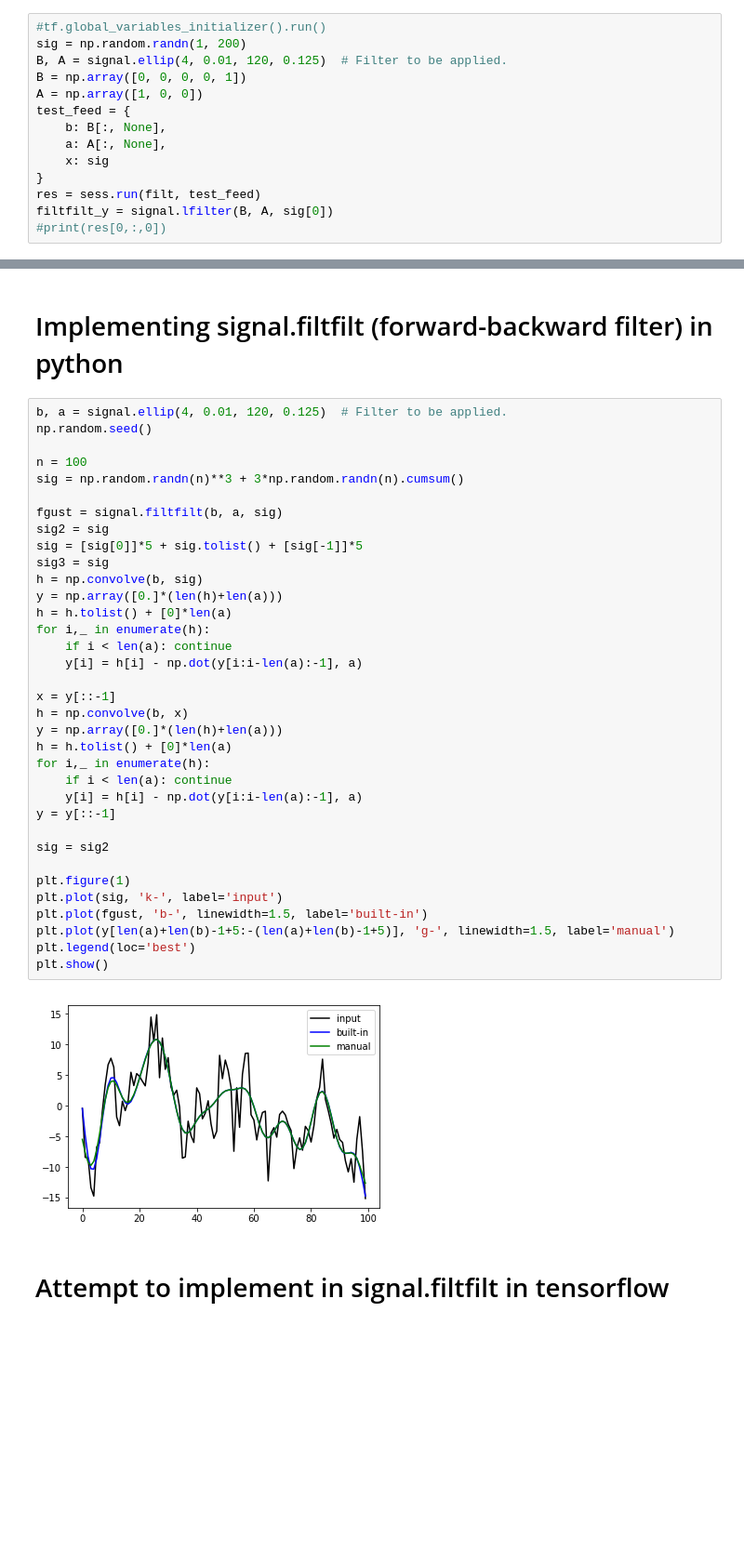
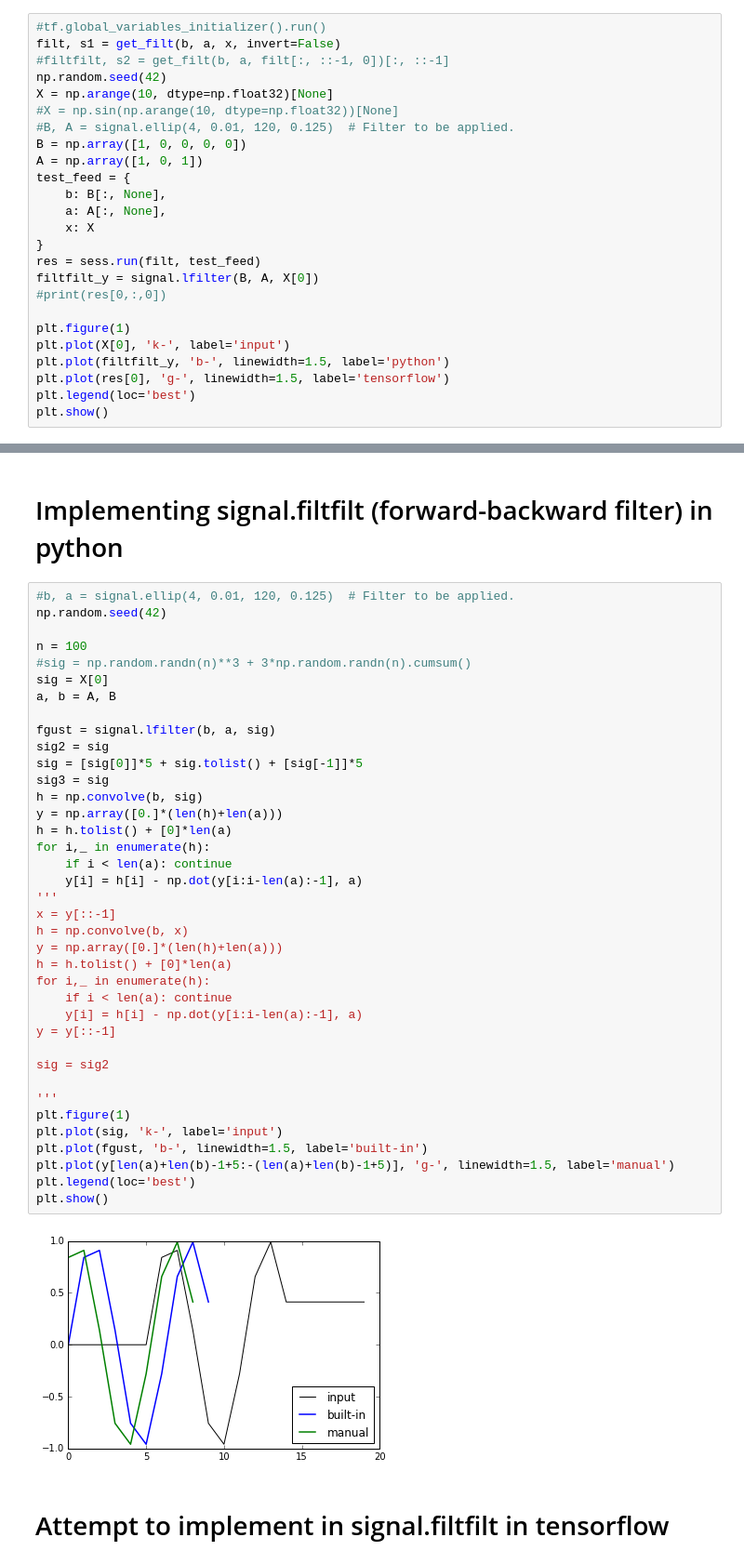
Before and after one commit to botcs/cinc2017, a Jupyter notebook: tensorflow/notebooks/time_domain.ipynb, the cells around one changed output, grey strips where cells are left out. Shown: that part at 93% size. Drawn from its saved outputs; the diff is of its cells as text; blank space fills up the shorter version.

```diff
--- a/tensorflow/notebooks/time_domain.ipynb
+++ b/tensorflow/notebooks/time_domain.ipynb
@@ -94,14 +99,25 @@ filtfilt = wl[0][:, -1:M-1:-1]
 # %%
 #tf.global_variables_initializer().run()
-sig = np.random.randn(1, 200)
-B, A = signal.ellip(4, 0.01, 120, 0.125)  # Filter to be applied.
-B = np.array([0, 0, 0, 0, 1])
-A = np.array([1, 0, 0])
+filt, s1 = get_filt(b, a, x, invert=False)
+#filtfilt, s2 = get_filt(b, a, filt[:, ::-1, 0])[:, ::-1]
+np.random.seed(42)
+X = np.arange(10, dtype=np.float32)[None]
+#X = np.sin(np.arange(10, dtype=np.float32))[None]
+#B, A = signal.ellip(4, 0.01, 120, 0.125)  # Filter to be applied.
+B = np.array([1, 0, 0, 0, 0])
+A = np.array([1, 0, 1])
 test_feed = {
     b: B[:, None],
     a: A[:, None],
-    x: sig
+    x: X
 }
 res = sess.run(filt, test_feed)
-filtfilt_y = signal.lfilter(B, A, sig[0])
+filtfilt_y = signal.lfilter(B, A, X[0])
 #print(res[0,:,0])
+
+plt.figure(1)
+plt.plot(X[0], 'k-', label='input')
+plt.plot(filtfilt_y, 'b-', linewidth=1.5, label='python')
+plt.plot(res[0], 'g-', linewidth=1.5, label='tensorflow')
+plt.legend(loc='best')
+plt.show()
@@ -117,42 +129,45 @@ plt.show()
 # %% [markdown]
 # Implementing signal.filtfilt (forward-backward filter) in python
 # %%
-b, a = signal.ellip(4, 0.01, 120, 0.125)  # Filter to be applied.
-np.random.seed()
+#b, a = signal.ellip(4, 0.01, 120, 0.125)  # Filter to be applied.
+np.random.seed(42)
 
 n = 100
-sig = np.random.randn(n)**3 + 3*np.random.randn(n).cumsum()
+#sig = np.random.randn(n)**3 + 3*np.random.randn(n).cumsum()
+sig = X[0]
+a, b = A, B
 
-fgust = signal.filtfilt(b, a, sig)
+fgust = signal.lfilter(b, a, sig)
 sig2 = sig
 sig = [sig[0]]*5 + sig.tolist() + [sig[-1]]*5
 sig3 = sig
 h = np.convolve(b, sig)
 y = np.array([0.]*(len(h)+len(a)))
 h = h.tolist() + [0]*len(a)
 for i,_ in enumerate(h):
     if i < len(a): continue
     y[i] = h[i] - np.dot(y[i:i-len(a):-1], a)
-
+'''
 x = y[::-1]
 h = np.convolve(b, x)
 y = np.array([0.]*(len(h)+len(a)))
 h = h.tolist() + [0]*len(a)
 for i,_ in enumerate(h):
     if i < len(a): continue
     y[i] = h[i] - np.dot(y[i:i-len(a):-1], a)
 y = y[::-1]
 
 sig = sig2
 
+'''
 plt.figure(1)
 plt.plot(sig, 'k-', label='input')
 plt.plot(fgust, 'b-', linewidth=1.5, label='built-in')
 plt.plot(y[len(a)+len(b)-1+5:-(len(a)+len(b)-1+5)], 'g-', linewidth=1.5, label='manual')
 plt.legend(loc='best')
 plt.show()
 # %% [output]
-[figure, old version]
+[figure, new version]
 # %% [markdown]
 # Attempt to implement in signal.filtfilt in tensorflow
 # %%
```
Also changed, not shown: parts of 6 cells of this notebook.
